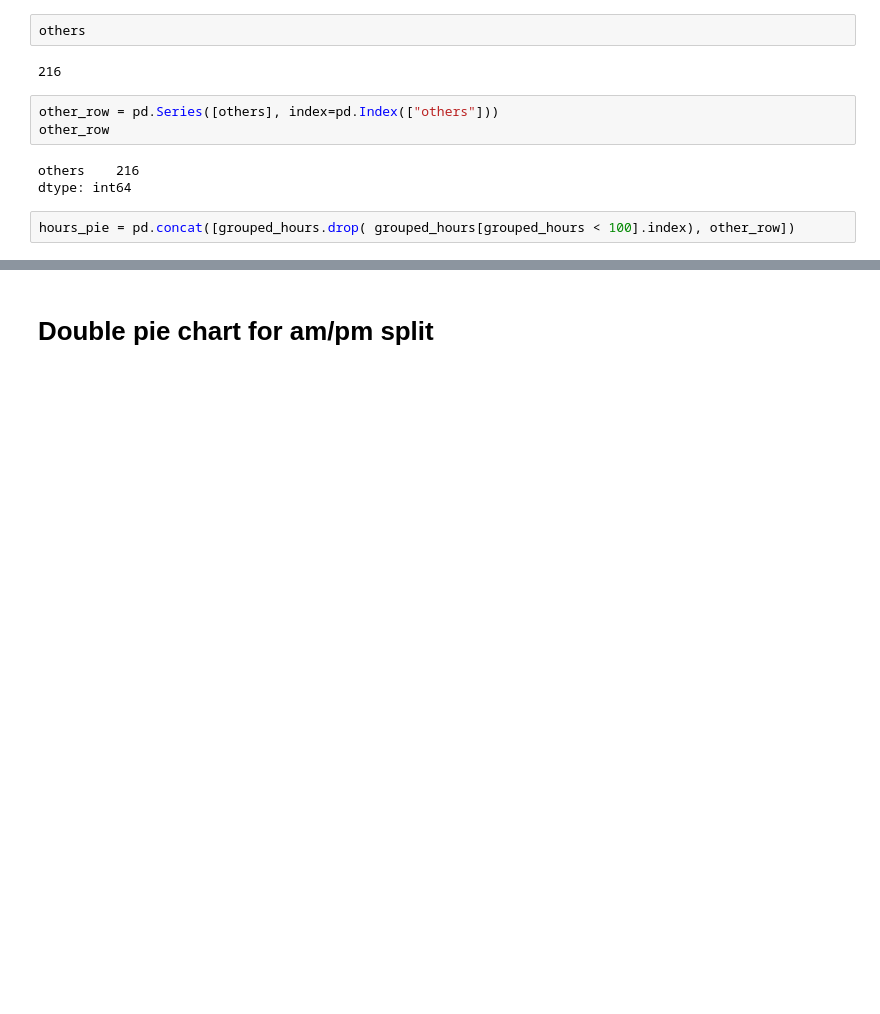
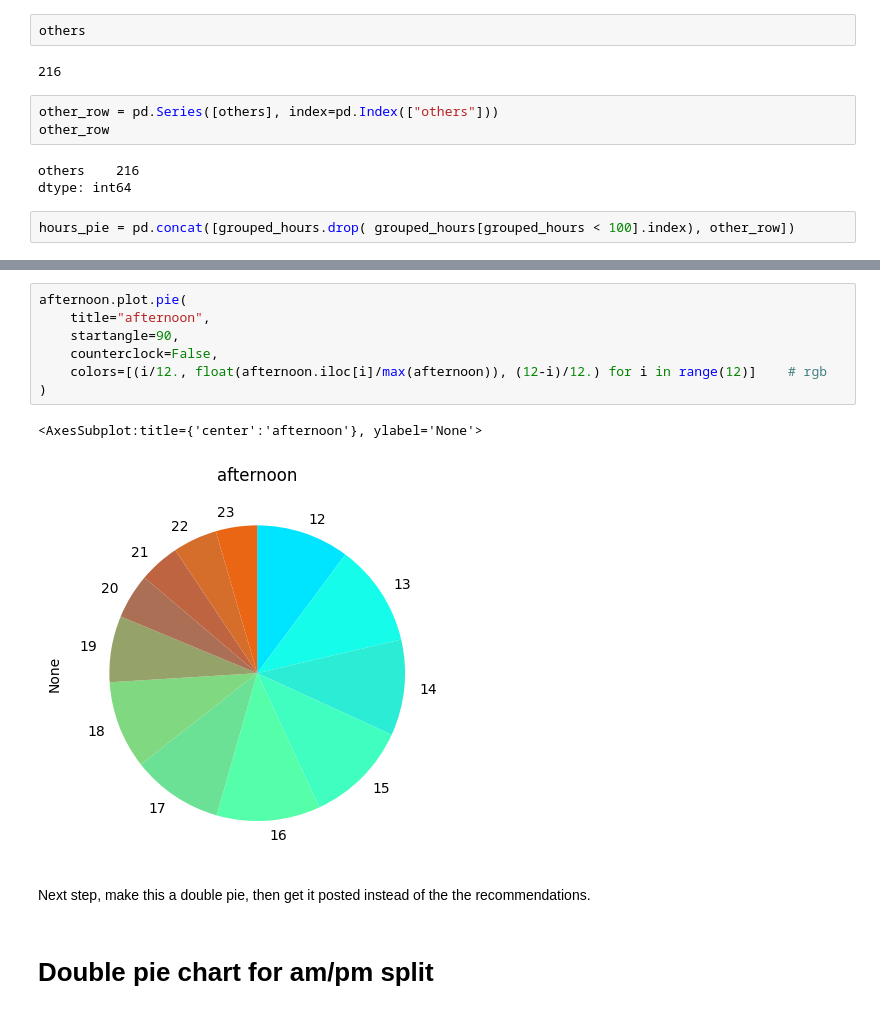
Before and after one commit to pmhalvor/website, a Jupyter notebook: radio/plot-times-mac.ipynb, the cells around one changed output, grey strips where cells are left out. Drawn from its saved outputs; the diff is of its cells as text; blank space fills up the shorter version.

```diff
--- a/radio/plot-times-mac.ipynb
+++ b/radio/plot-times-mac.ipynb
@@ -80,3 +118,15 @@ Did you mean "texttemplate"?
+# %%
+afternoon.plot.pie(
+    title="afternoon",
+    startangle=90,
+    counterclock=False,
+    colors=[(i/12., float(afternoon.iloc[i]/max(afternoon)), (12-i)/12.) for i in range(12)]    # rgb
+)
+# %% [output]
+<AxesSubplot:title={'center':'afternoon'}, ylabel='None'>
+[figure, added]
+# %% [markdown]
+Next step, make this a double pie, then get it posted instead of the the recommendations.
 # %% [markdown]
 # Double pie chart for am/pm split
 # %%
```
Also changed, not shown: parts of 21 cells of this notebook, 1 other file.
